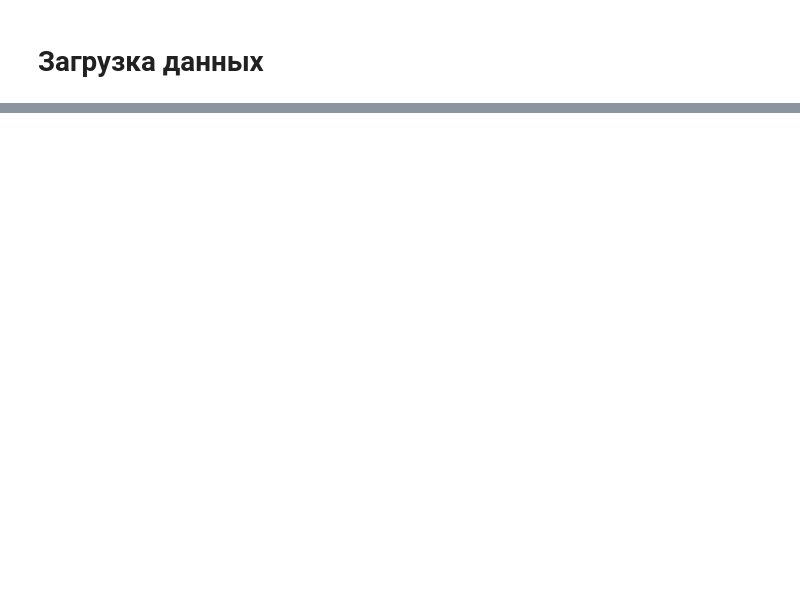
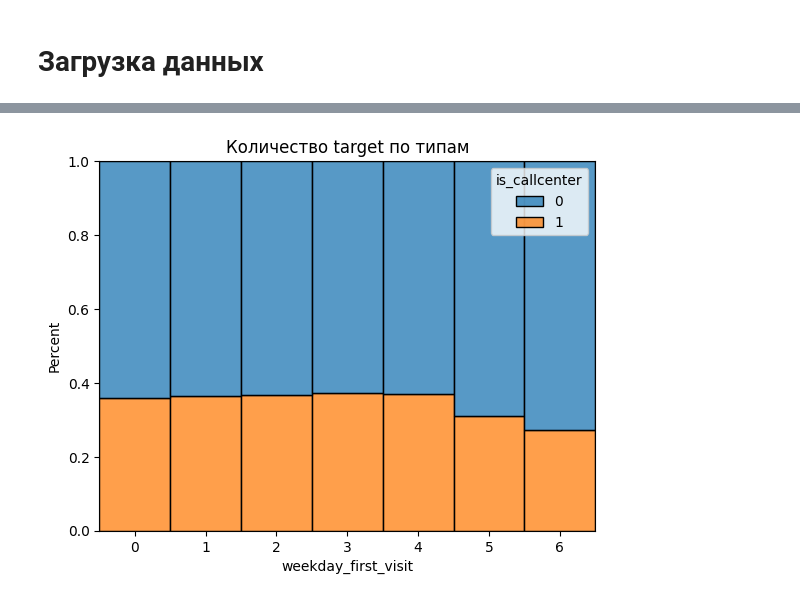
Before and after one commit to ArmJav/callcentermodel, a Jupyter notebook: prepocessing_fit.ipynb, the cells around one changed output, grey strips where cells are left out. Cells and saved outputs as stored; diff of their text form; code cells hidden in the pictures; blank space fills up the shorter version.

```diff
--- a/prepocessing_fit.ipynb
+++ b/prepocessing_fit.ipynb
@@ -96,0 +218,7 @@ session_agg
+# %%
+
+sns.histplot(x='weekday_first_visit', hue='is_callcenter', data=X_tr, stat='percent', discrete=True, multiple='fill')
+plt.title('Количество target по типам')
+plt.show()
+# %% [output]
+[figure, added]
```
Also changed, not shown: parts of 15 cells of this notebook.
